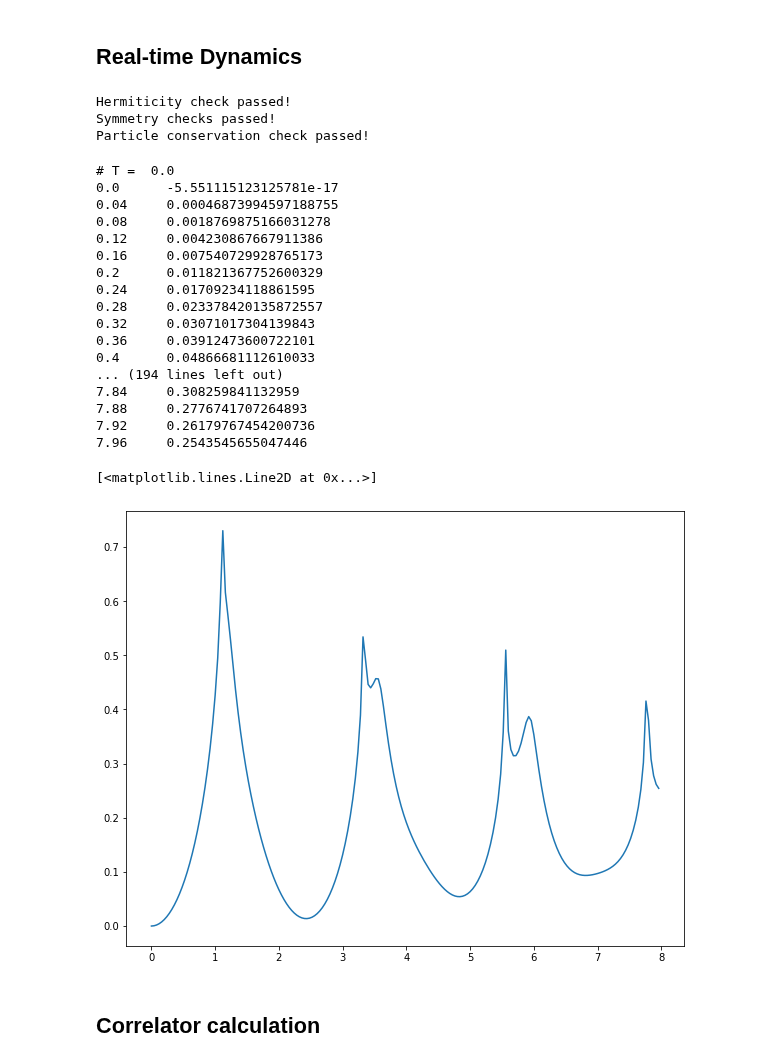
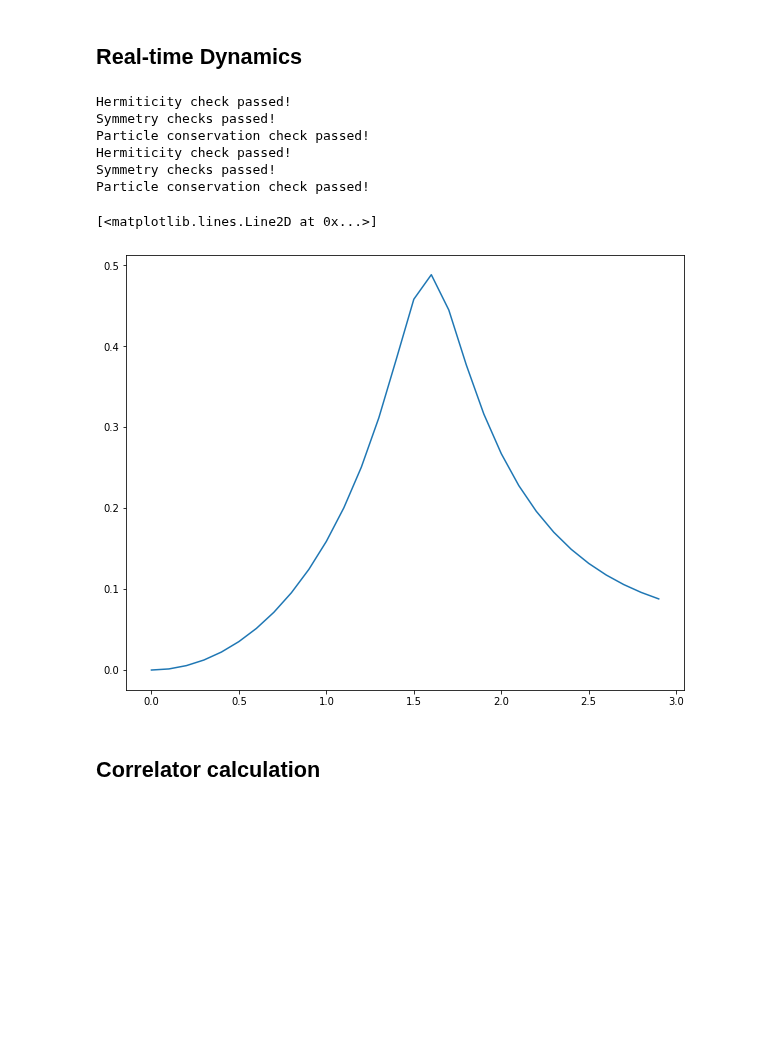
Before and after one commit to jacarolan/QuSpinLatticeFermions, a Jupyter notebook: U1 Fermion Theory.ipynb, the cells around one changed output. Drawn from its saved outputs; the diff is of its cells as text; code cells hidden in the pictures; blank space fills up the shorter version.

Commit message:
Cleaned up hamiltonian definition to only occur once

```diff
--- a/U1 Fermion Theory.ipynb
+++ b/U1 Fermion Theory.ipynb
@@ -13,12 +13,10 @@ plt.rcParams['figure.figsize'] = [10, 8]
 # %% [markdown]
 ## Define Constants/Helpers
 # %%
-N = 12
+N = 4
 N_filled = N // 2
-E_neg1 = 0
-P_neg1 = np.exp(-1j * E_neg1)
 t = -0.5
-g = 0#-0.5
+g = -1
 m = 1
 PBC = True
 # %%
@@ -85,83 +75,48 @@ Particle conservation check passed!
 # %% [markdown]
 ## Real-time Dynamics
-# %%
-### Defining time-evolution hamiltonian
-static_terms = []
-dynamic_terms = []
-
-### Hopping term
-L = (N if PBC else N-1)
-hop_coupling = [[-t, i, (i+1) % N] for i in range(L)]
-hop_coupling_dag = [[-t, (i+1) % N, i] for i in range(L)]
-static_terms += [["+-", hop_coupling]]
-static_terms += [["+-", hop_coupling_dag]]
-
-### Mass term
-mass_coupling = [[-m * (-1) ** i, i, i] for i in range(N)]
-static_terms += [["+-", mass_coupling]]
-
-### E-field term
-for i in range(N):
-    static_terms += E_squared(i)
-
-H = hamiltonian(static_terms, dynamic_terms, basis=fermion_basis, dtype=np.complex64)
-# print(static_terms)
-# print(H)
-# %% [output]
-Hermiticity check passed!
-Symmetry checks passed!
-Particle conservation check passed!
 # %%
+H_init = U1fermionH(g, t, m, N, N_filled, PBC)
+H = U1fermionH(g, t, -m, N, N_filled, PBC)
 E_init,V_init=H_init.eigsh(k=1,which='SA',maxiter=1e8)
 psi_i = V_init[:,0]
 psi_i = psi_i.reshape((-1,))
 del H_init
+# %% [output]
+Hermiticity check passed!
+Symmetry checks passed!
+Particle conservation check passed!
+Hermiticity check passed!
+Symmetry checks passed!
+Particle conservation check passed!
 # %%
-T = 8#g ** (-1)
-dt = T / 200
+T = 3#g ** (-1)
+dt = T / 30
 
 ##### define data type for the simulation
 dtype_real = np.float64
 dtype_cmplx = np.result_type(dtype_real,np.complex64)
 # pre assign arrays
 times = np.arange(0,T,dt)                               # times
 Lt = np.zeros(len(times),dtype=dtype_real)              # Lohschmidt echo
 # construct piece-wise constant unitaries
 expH = expm_multiply_parallel(H.tocsr(),a=-1j*dt,dtype=dtype_cmplx)
 # auxiliary array for memory efficiency
 psi=psi_i.copy().astype(np.complex128)
 work_array=np.zeros((2*len(psi),), dtype=psi.dtype) # twice as long because complex_valued
 # prepare output
 loschmidt = []
 for i in range(len(times)):
-    if i % (len(times)//10) == 0:
-        print("# T = ",times[i])
+#     if i % (len(times)//10) == 0:
+#         print("# T = ",times[i])
     Lt[i]=-np.log(np.abs(np.vdot(psi_i,psi)))/N
-    print(f"{times[i]}\t {Lt[i]}")
+#     print(f"{times[i]}\t {Lt[i]}")
     loschmidt += [Lt[i]]
     expH.dot(psi,work_array=work_array,overwrite_v=True)
 # END of time evolution
 plt.plot(times, loschmidt)
 # %% [output]
-# T =  0.0
-0.0      -5.551115123125781e-17
-0.04     0.00046873994597188755
-0.08     0.0018769875166031278
-0.12     0.004230867667911386
-0.16     0.007540729928765173
-0.2      0.011821367752600329
-0.24     0.01709234118861595
-0.28     0.023378420135872557
-0.32     0.03071017304139843
-0.36     0.03912473600722101
-0.4      0.04866681112610033
-... (194 lines left out)
-7.84     0.308259841132959
-7.88     0.2776741707264893
-7.92     0.26179767454200736
-7.96     0.2543545655047446
+[<matplotlib.lines.Line2D at 0x...>]
-[<matplotlib.lines.Line2D at 0x...>]
-[figure, old version]
+[figure, new version]
 # %% [markdown]
 ## Correlator calculation
 # %%
```
Also changed, not shown: parts of 6 cells of this notebook.
